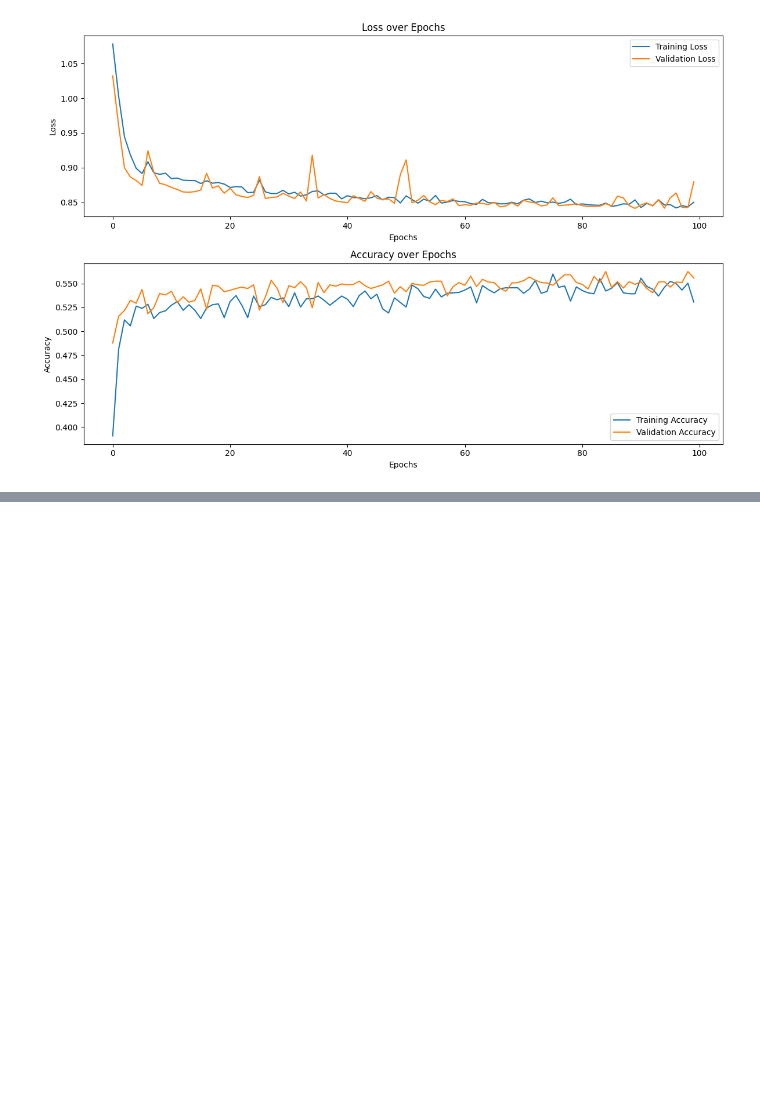
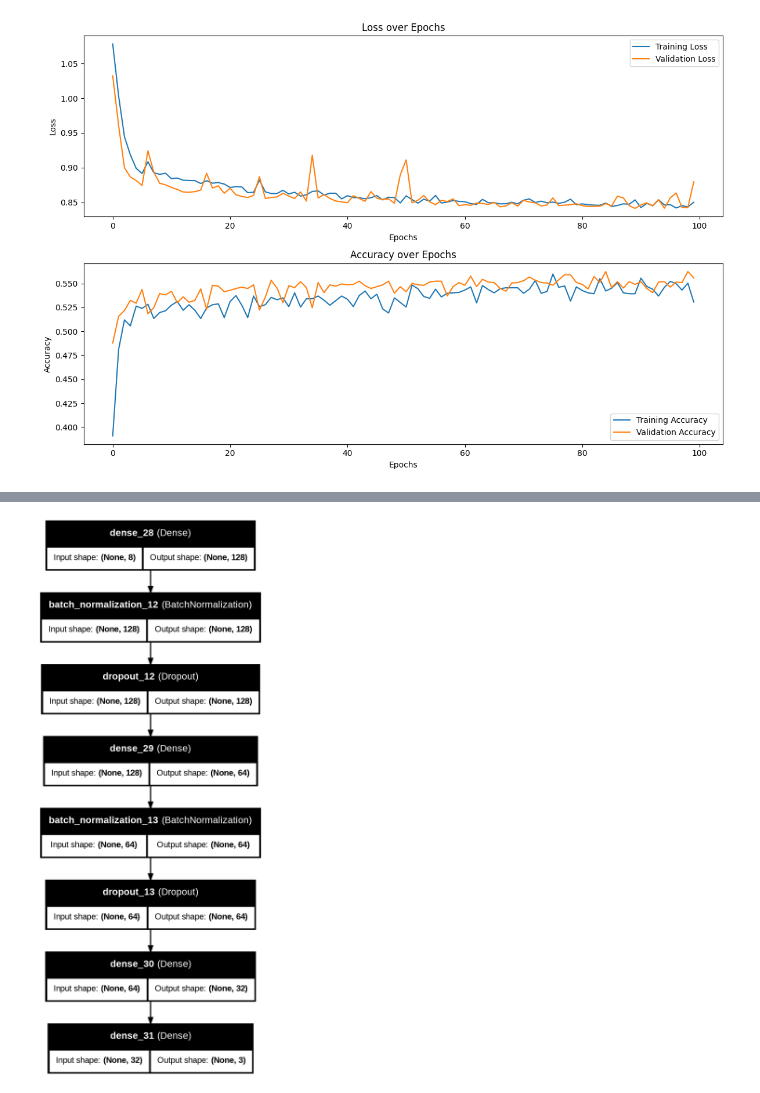
Before and after one commit to AngelLinaStarshine/Books, a Jupyter notebook: abalone.ipynb, the cells around one changed output, grey strips where cells are left out. Saved outputs shown, nothing was run; the diff lists cells and outputs as text; code cells hidden in the pictures; blank space fills up the shorter version.

```diff
--- a/abalone.ipynb
+++ b/abalone.ipynb
@@ -76,0 +163,32 @@ Epoch 100/100
+# %%
+import numpy as np
+from tensorflow.keras.models import Sequential
+from tensorflow.keras.layers import Dense, Dropout, BatchNormalization
+from tensorflow.keras.utils import plot_model
+
+model_b = Sequential()
+model_b.add(Dense(128, activation='relu', kernel_initializer='he_uniform', input_shape=(X_train.shape[1],)))
+model_b.add(BatchNormalization())
+model_b.add(Dropout(0.3))
+model_b.add(Dense(64, activation='relu', kernel_initializer='he_uniform'))
+model_b.add(BatchNormalization())
+model_b.add(Dropout(0.3))
+model_b.add(Dense(32, activation='relu', kernel_initializer='he_uniform'))
+model_b.add(Dense(3, activation='softmax'))
+model_b.compile(optimizer='adam', loss='categorical_crossentropy', metrics=['accuracy'])
+
+model_c = Sequential()
+model_c.add(Dense(128, activation='relu', kernel_initializer='he_uniform', input_shape=(X_train.shape[1],)))
+model_c.add(BatchNormalization())
+model_c.add(Dropout(0.2))
+model_c.add(Dense(64, activation='relu', kernel_initializer='he_uniform'))
+model_c.add(BatchNormalization())
+model_c.add(Dropout(0.2))
+model_c.add(Dense(32, activation='relu', kernel_initializer='he_uniform'))
+model_c.add(Dense(3, activation='softmax'))
+model_c.compile(optimizer='adam', loss='categorical_crossentropy', metrics=['accuracy'])
+
+plot_model(model_b, to_file='abalone-db.png', show_shapes=True, show_layer_names=True)
+plot_model(model_c, to_file='abalone-dc.png', show_shapes=True, show_layer_names=True)
+# %% [output]
+[figure, added]
```
Also changed, not shown: parts of 1 cell of this notebook.
